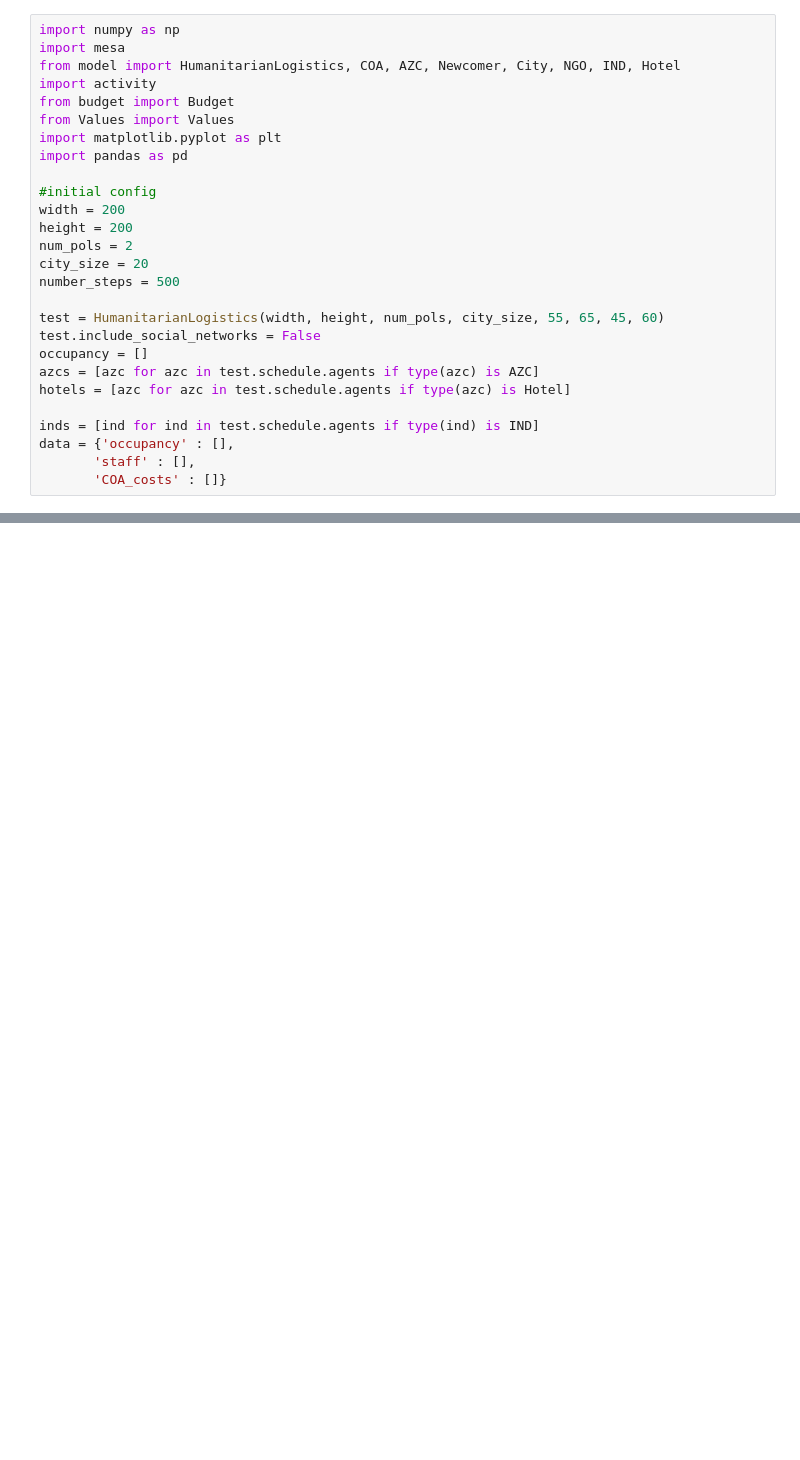
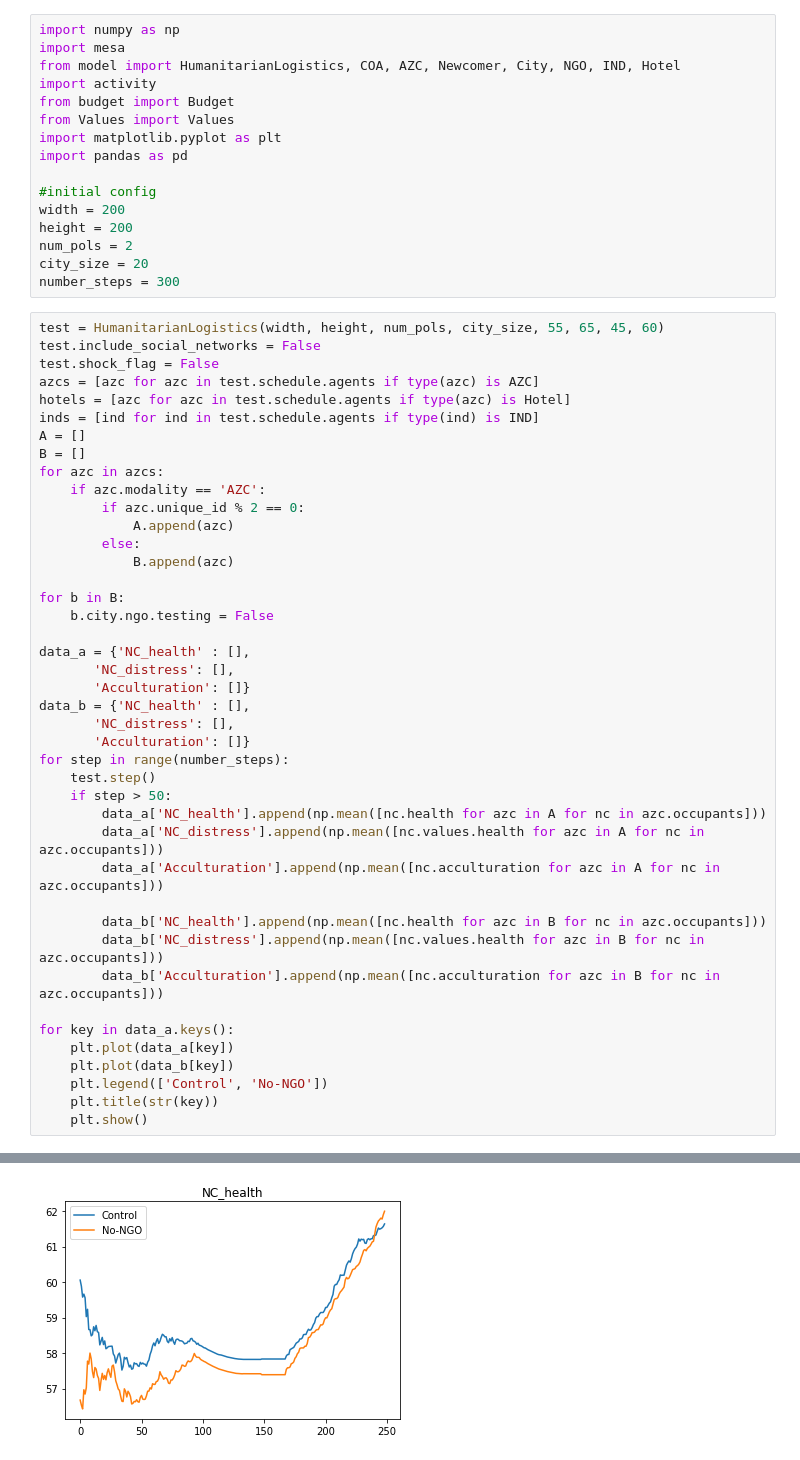
Before and after one commit to phillipjw/humanitarian_logistics, a Jupyter notebook: FundingComparison.ipynb, the cells around one changed output, grey strips where cells are left out. Drawn from its saved outputs; the diff is of its cells as text; blank space fills up the shorter version.

Commit message:
added Values only testing, pretty bare bones

```diff
--- a/FundingComparison.ipynb
+++ b/FundingComparison.ipynb
@@ -13,15 +13,47 @@ width = 200
 height = 200
 num_pols = 2
 city_size = 20
-number_steps = 500
-
-test = HumanitarianLogistics(width, height, num_pols, city_size, 55, 65, 45, 60)
-test.include_social_networks = False
-occupancy = []
-azcs = [azc for azc in test.schedule.agents if type(azc) is AZC]
-hotels = [azc for azc in test.schedule.agents if type(azc) is Hotel]
-
-inds = [ind for ind in test.schedule.agents if type(ind) is IND]
-data = {'occupancy' : [],
-       'staff' : [],
-       'COA_costs' : []}
+number_steps = 300
+# %%
+test = HumanitarianLogistics(width, height, num_pols, city_size, 55, 65, 45, 60)
+test.include_social_networks = False
+test.shock_flag = False
+azcs = [azc for azc in test.schedule.agents if type(azc) is AZC]
+hotels = [azc for azc in test.schedule.agents if type(azc) is Hotel]
+inds = [ind for ind in test.schedule.agents if type(ind) is IND]
+A = []
+B = []
+for azc in azcs:
+    if azc.modality == 'AZC':
+        if azc.unique_id % 2 == 0:
+            A.append(azc)
+        else:
+            B.append(azc)
+
+for b in B:
+    b.city.ngo.testing = False
+
+data_a = {'NC_health' : [],
+       'NC_distress': [],
+       'Acculturation': []}
+data_b = {'NC_health' : [],
+       'NC_distress': [],
+       'Acculturation': []}
+for step in range(number_steps):
+    test.step()
+    if step > 50:
+        data_a['NC_health'].append(np.mean([nc.health for azc in A for nc in azc.occupants]))
+        data_a['NC_distress'].append(np.mean([nc.values.health for azc in A for nc in azc.occupants]))
+        data_a['Acculturation'].append(np.mean([nc.acculturation for azc in A for nc in azc.occupants]))
+
+        data_b['NC_health'].append(np.mean([nc.health for azc in B for nc in azc.occupants]))
+        data_b['NC_distress'].append(np.mean([nc.values.health for azc in B for nc in azc.occupants]))
+        data_b['Acculturation'].append(np.mean([nc.acculturation for azc in B for nc in azc.occupants]))
+
+for key in data_a.keys():
+    plt.plot(data_a[key])
+    plt.plot(data_b[key])
+    plt.legend(['Control', 'No-NGO'])
+    plt.title(str(key))
+    plt.show()
+# %% [output]
@@ -27,0 +77 @@ data = {'occupancy' : [],
+[figure, added]
```
Also changed, not shown: parts of 7 cells of this notebook, 1 other file.
